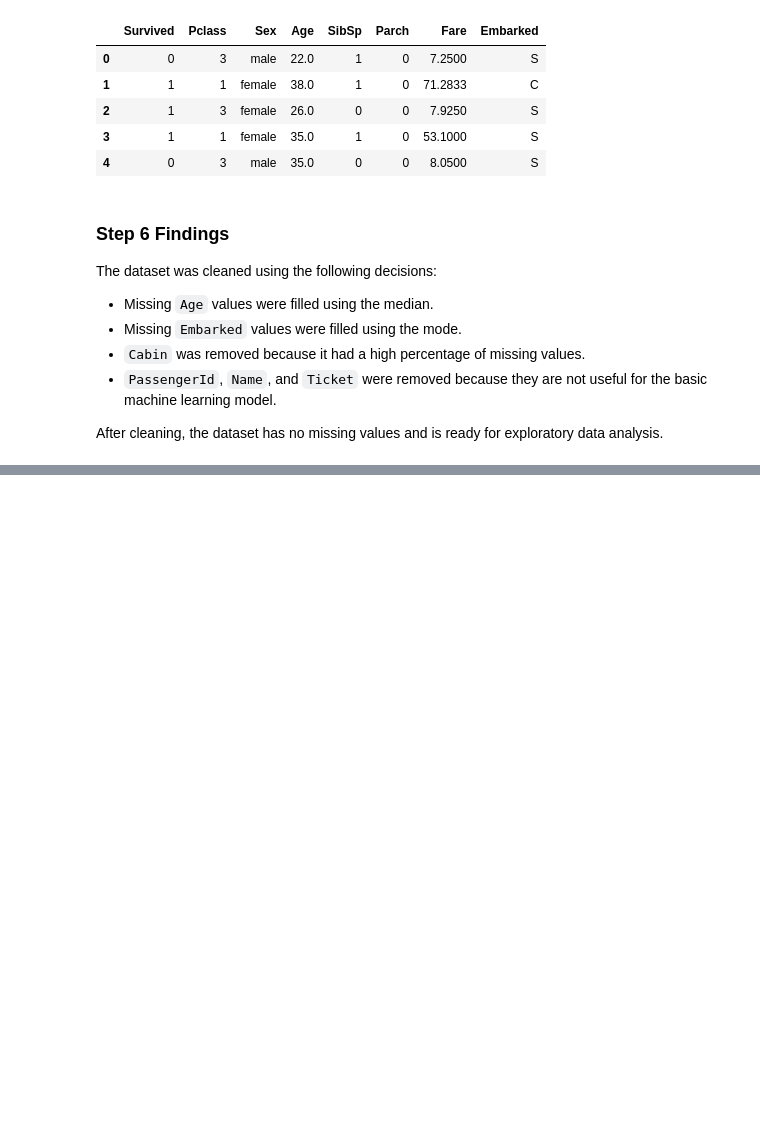
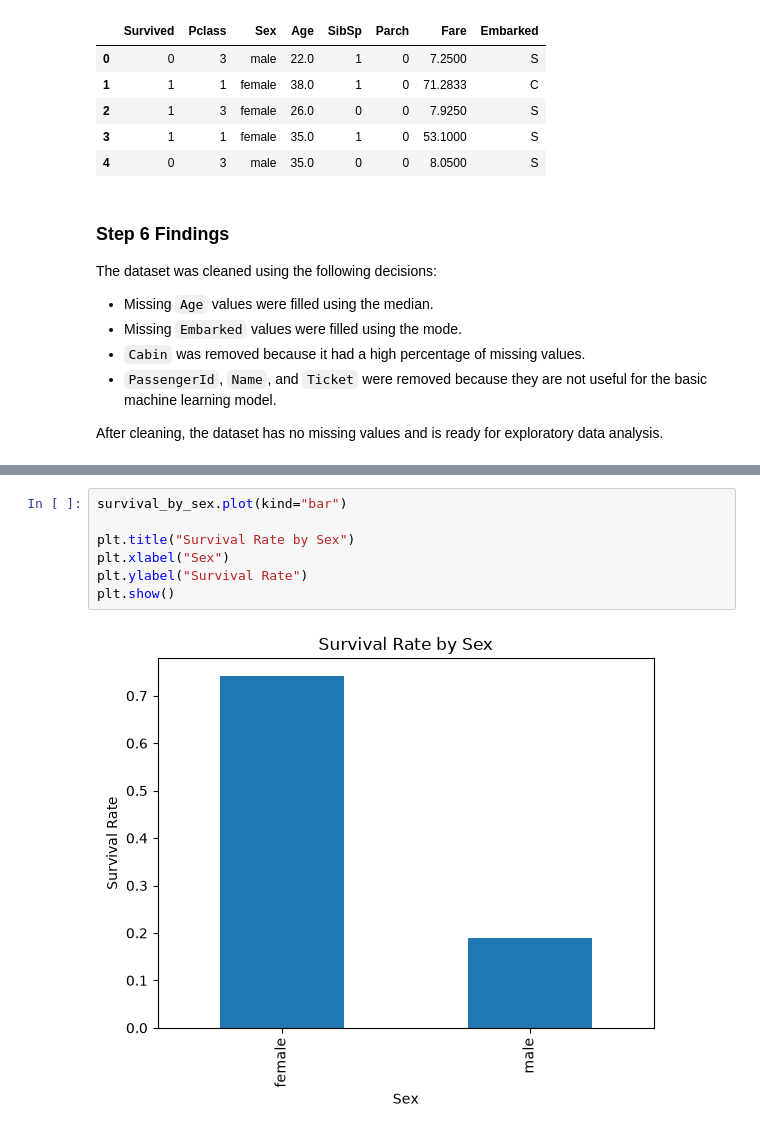
Before and after one commit to oshan-rajakaruna/titanic-survival-ml-practical, a Jupyter notebook: notebooks/01_titanic_survival_ml_pipeline.ipynb, the cells around one changed output, grey strips where cells are left out. Cells and saved outputs as stored; diff of their text form; blank space fills up the shorter version.

```diff
--- a/notebooks/01_titanic_survival_ml_pipeline.ipynb
+++ b/notebooks/01_titanic_survival_ml_pipeline.ipynb
@@ -309,0 +340,9 @@ After cleaning, the dataset has no missing values and is ready for exploratory d
+# %%
+survival_by_sex.plot(kind="bar")
+
+plt.title("Survival Rate by Sex")
+plt.xlabel("Sex")
+plt.ylabel("Survival Rate")
+plt.show()
+# %% [output]
+[figure, added]
```
Also changed, not shown: parts of 10 cells of this notebook.
